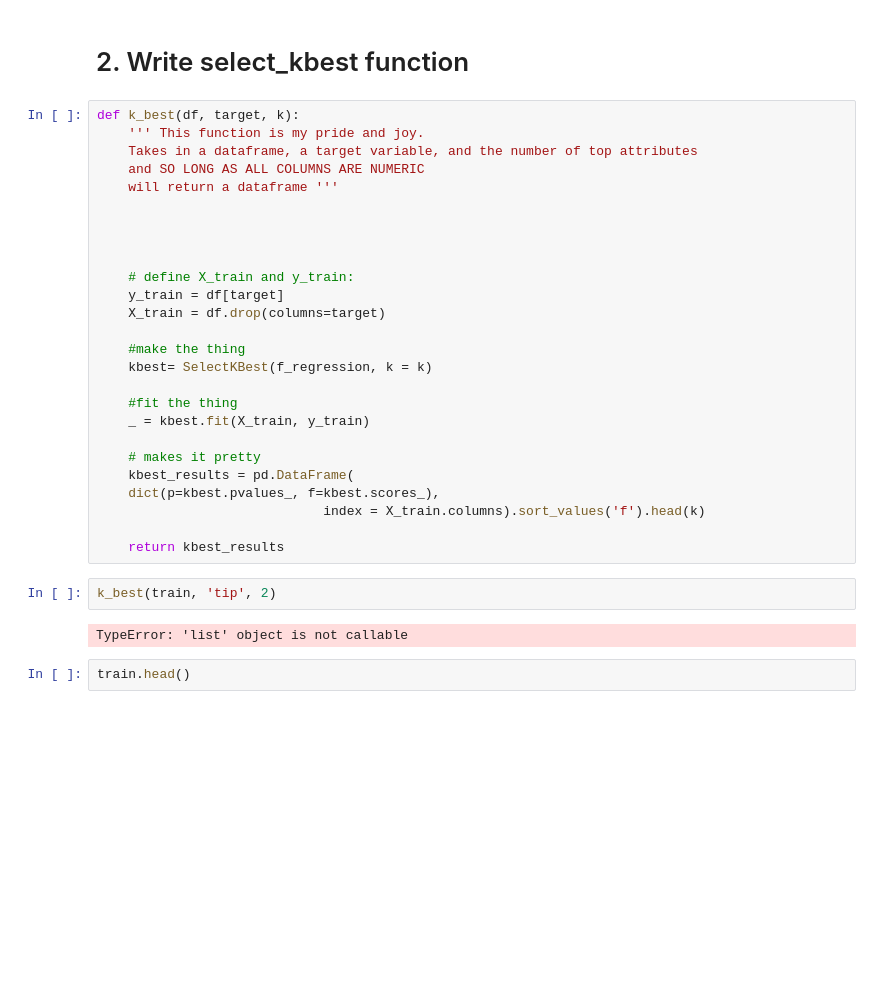
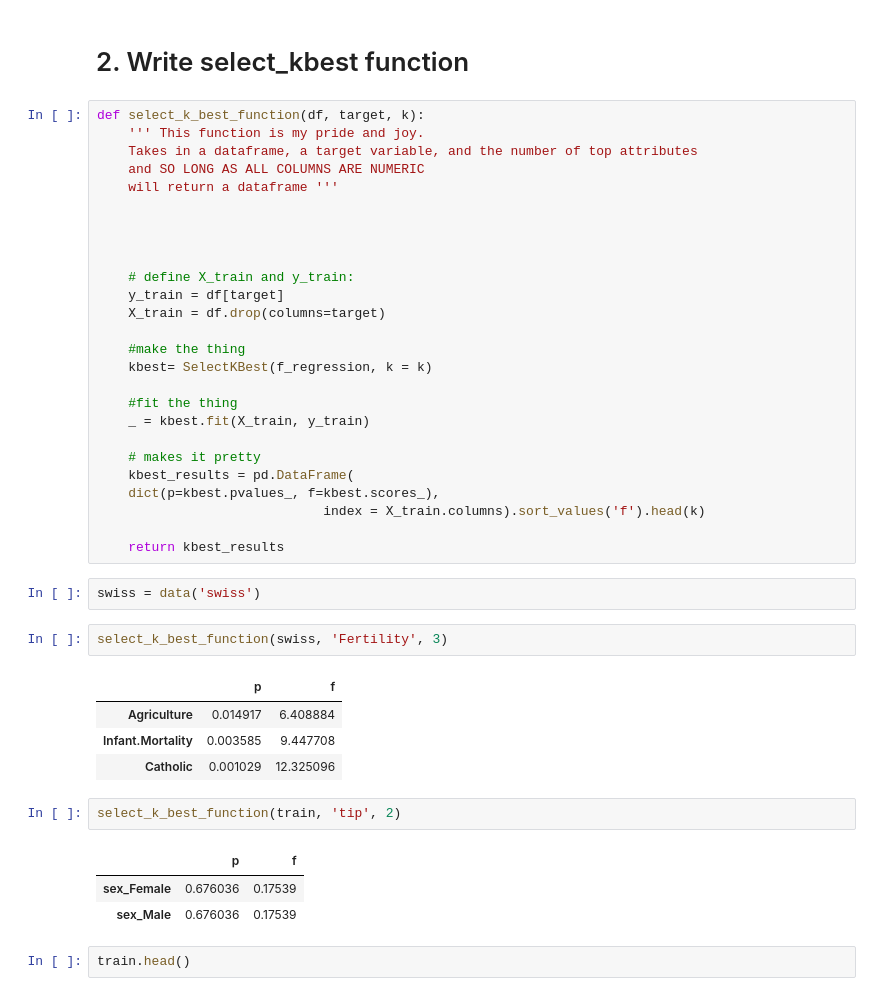
Before and after one commit to Naomi-SB/regression_exercises, a Jupyter notebook: feature_engineering.ipynb, the cells around one changed output. Saved outputs shown, nothing was run; the diff lists cells and outputs as text; blank space fills up the shorter version.

```diff
--- a/feature_engineering.ipynb
+++ b/feature_engineering.ipynb
@@ -261,7 +262,7 @@ SFS.head(5)
 # %% [markdown]
 # 2. Write select_kbest function
 # %%
-def k_best(df, target, k):
+def select_k_best_function(df, target, k):
     ''' This function is my pride and joy.
     Takes in a dataframe, a target variable, and the number of top attributes
     and SO LONG AS ALL COLUMNS ARE NUMERIC
@@ -286,10 +287,21 @@ def k_best(df, target, k):
                              index = X_train.columns).sort_values('f').head(k)
 
     return kbest_results
+# %%
+swiss = data('swiss')
+# %%
+select_k_best_function(swiss, 'Fertility', 3)
+# %% [output]
+|  | p | f |
+| Agriculture | 0.014917 | 6.408884 |
+| Infant.Mortality | 0.003585 | 9.447708 |
+| Catholic | 0.001029 | 12.325096 |
 # %%
-k_best(train, 'tip', 2)
+select_k_best_function(train, 'tip', 2)
 # %% [output]
-TypeError: 'list' object is not callable
+|  | p | f |
+| sex_Female | 0.676036 | 0.17539 |
+| sex_Male | 0.676036 | 0.17539 |
 # %%
 train.head()
 # %% [output]
```
Also changed, not shown: parts of 23 cells of this notebook.
